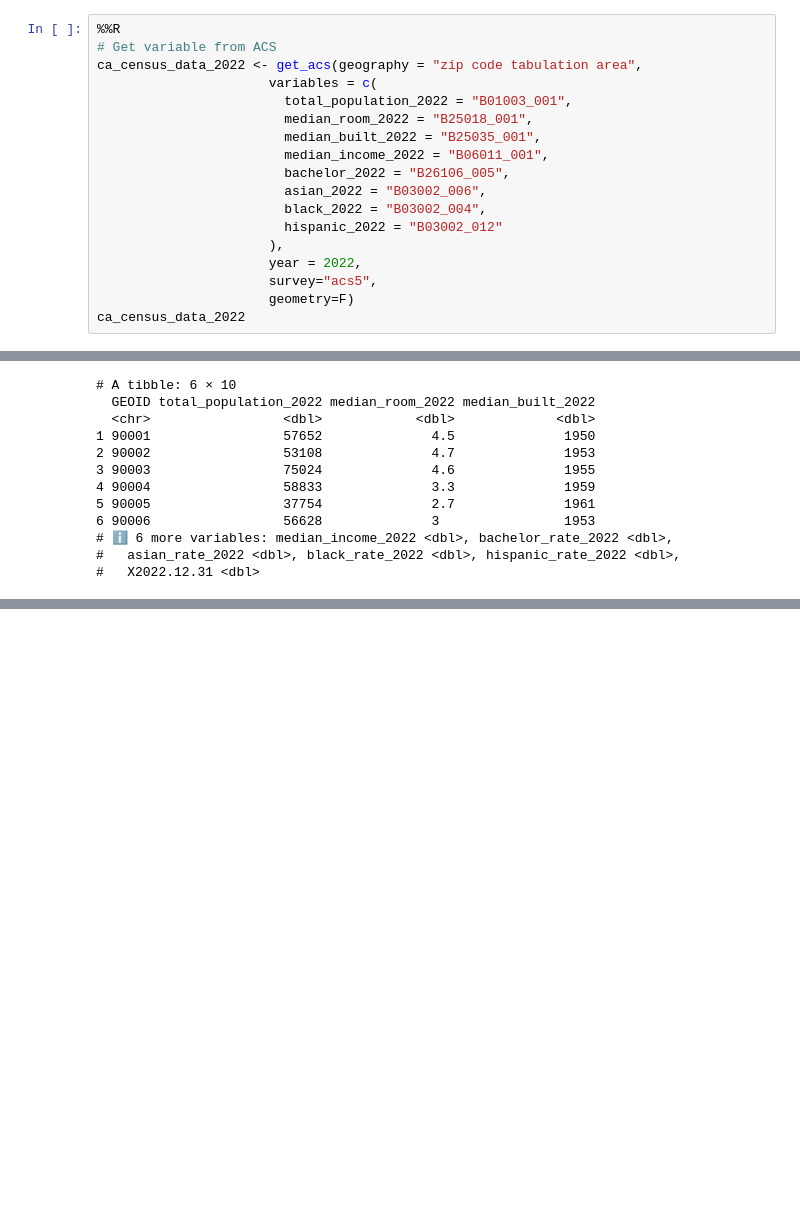
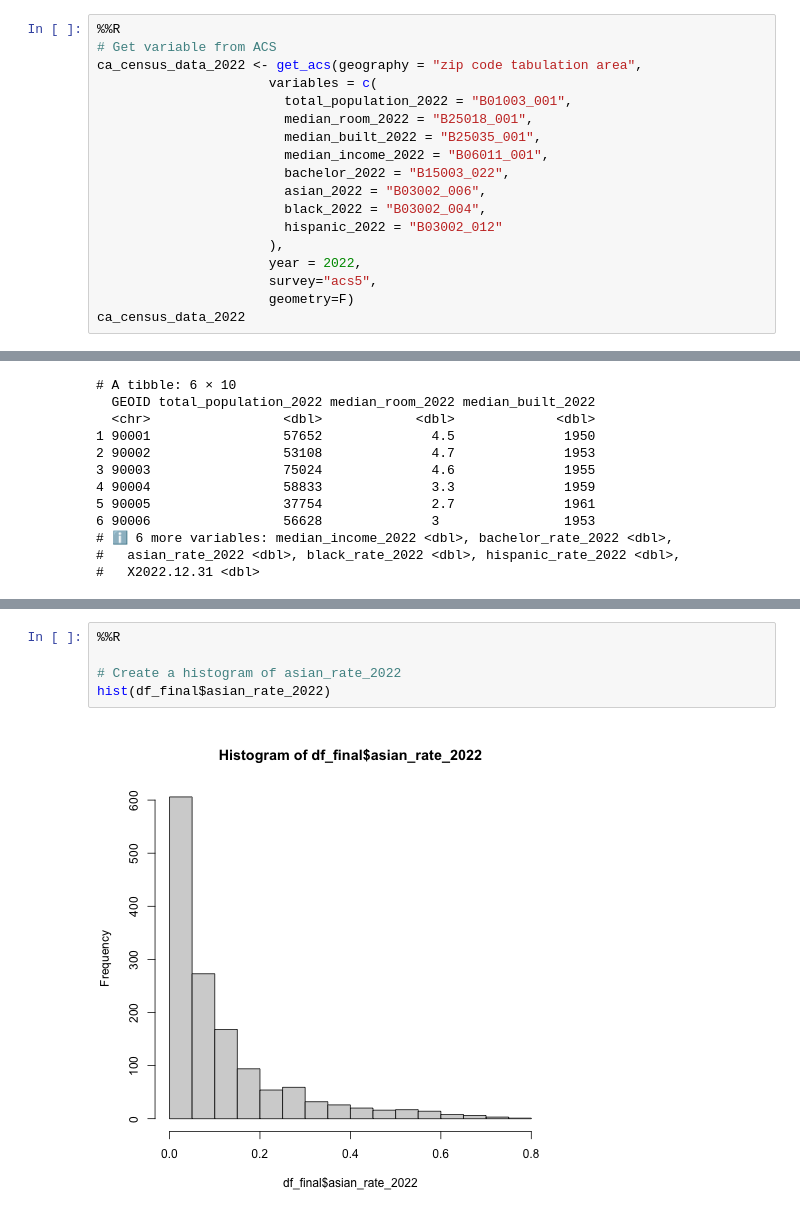
Before and after one commit to thomastaoli/zillow-race, a Jupyter notebook: CA.ipynb, the cells around one changed output, grey strips where cells are left out. Cells and saved outputs as stored; diff of their text form; blank space fills up the shorter version.

Commit message:
Update histogram

```diff
--- a/CA.ipynb
+++ b/CA.ipynb
@@ -121,7 +134,7 @@ ca_census_data_2022 <- get_acs(geography = "zip code tabulation area",
                         median_room_2022 = "B25018_001",
                         median_built_2022 = "B25035_001",
                         median_income_2022 = "B06011_001",
-                        bachelor_2022 = "B26106_005",
+                        bachelor_2022 = "B15003_022",
                         asian_2022 = "B03002_006",
                         black_2022 = "B03002_004",
                         hispanic_2022 = "B03002_012"
@@ -368,0 +389,7 @@ F-statistic: 259.9 on 7 and 1373 DF,  p-value: < 2.2e-16
+# %%
+%%R
+
+# Create a histogram of asian_rate_2022
+hist(df_final$asian_rate_2022)
+# %% [output]
+[figure, added]
```
Also changed, not shown: parts of 5 cells of this notebook, 3 other files.
